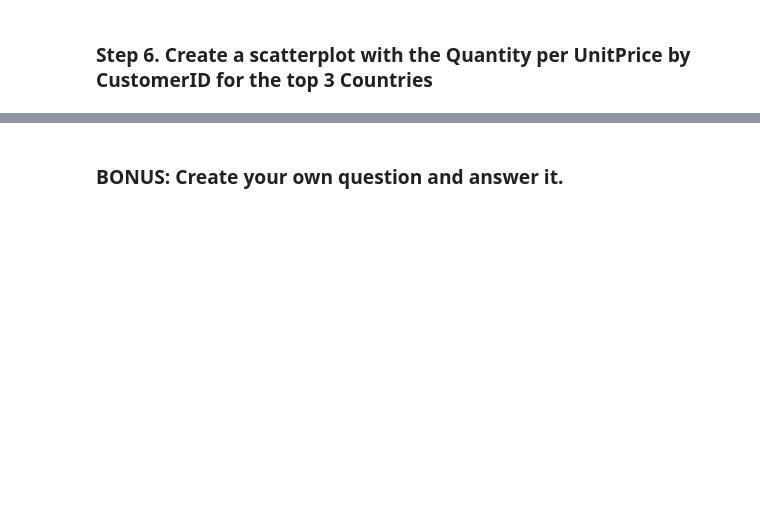
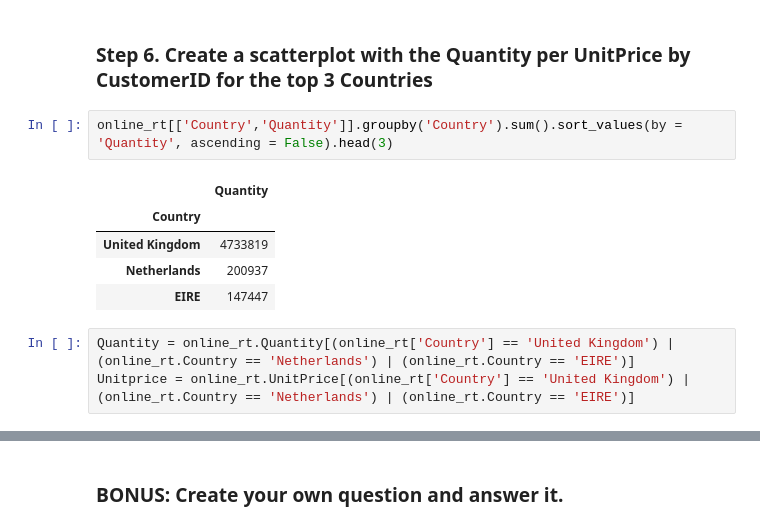
Before and after one commit to sandeep-a-pradhan/Python_DataScience, a Jupyter notebook: sandeep.a.pradhan@outlook.com_Pandas Exercises-8.ipynb, the cells around one changed output, grey strips where cells are left out. Saved outputs shown, nothing was run; the diff lists cells and outputs as text; blank space fills up the shorter version.

```diff
--- a/sandeep.a.pradhan@outlook.com_Pandas Exercises-8.ipynb
+++ b/sandeep.a.pradhan@outlook.com_Pandas Exercises-8.ipynb
@@ -67,2 +54,13 @@ online_rt[online_rt['Quantity'] > 0]
 # %% [markdown]
 ### Step 6. Create a scatterplot with the Quantity per UnitPrice by CustomerID for the top 3 Countries
+# %%
+online_rt[['Country','Quantity']].groupby('Country').sum().sort_values(by = 'Quantity', ascending = False).head(3)
+# %% [output]
+|  | Quantity |
+| Country |  |
+| United Kingdom | 4733819 |
+| Netherlands | 200937 |
+| EIRE | 147447 |
+# %%
+Quantity = online_rt.Quantity[(online_rt['Country'] == 'United Kingdom') | (online_rt.Country == 'Netherlands') | (online_rt.Country == 'EIRE')]
+Unitprice = online_rt.UnitPrice[(online_rt['Country'] == 'United Kingdom') | (online_rt.Country == 'Netherlands') | (online_rt.Country == 'EIRE')]
```
Also changed, not shown: parts of 5 cells of this notebook, 1 other file.
